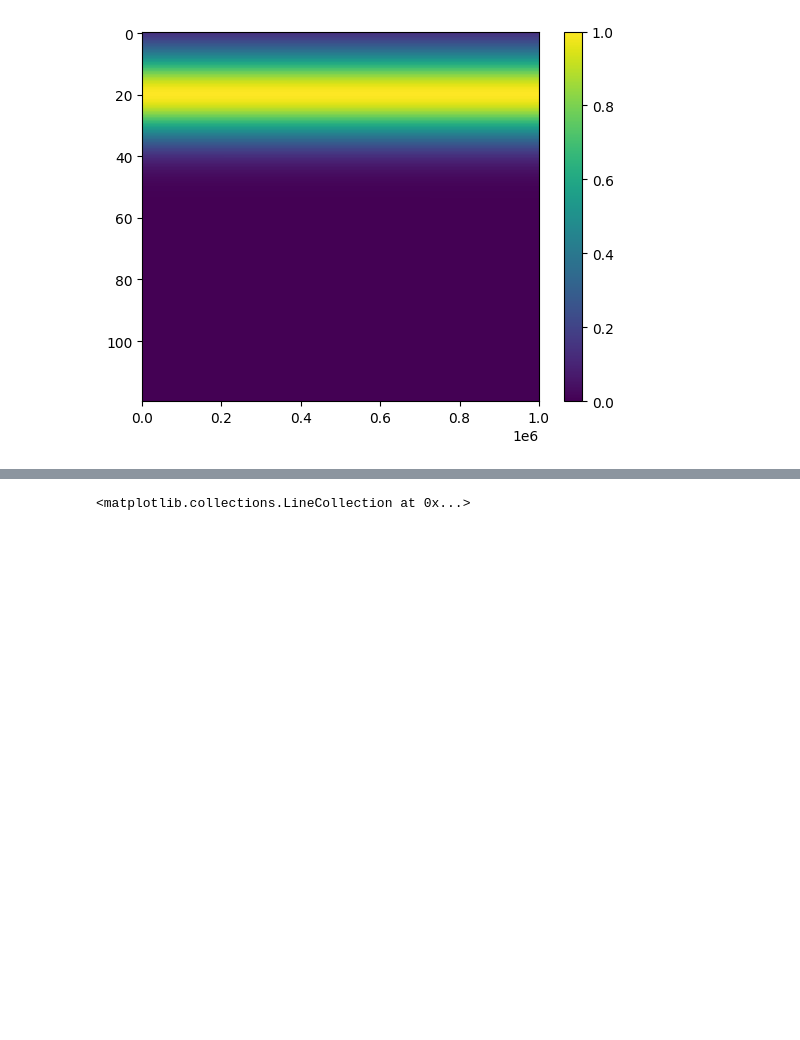
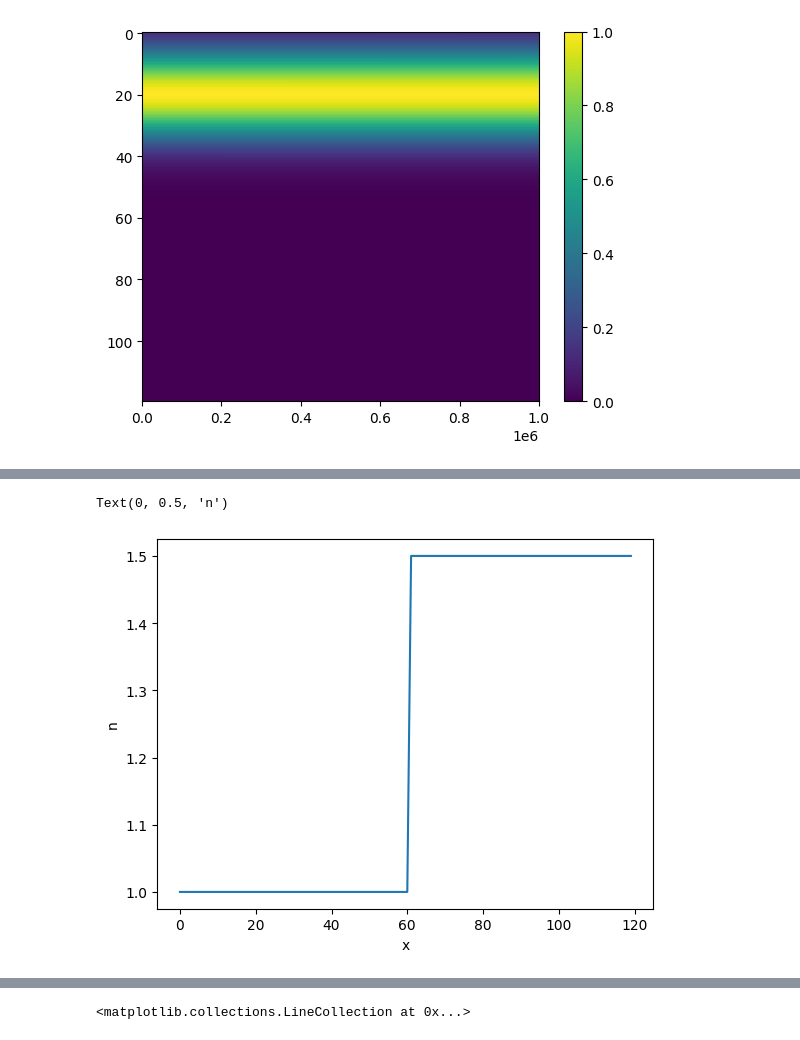
Before and after one commit to TurnerEntenmann/Research, a Jupyter notebook: test.ipynb, the cells around one changed output, grey strips where cells are left out. Saved outputs shown, nothing was run; the diff lists cells and outputs as text; code cells hidden in the pictures; blank space fills up the shorter version.

```diff
--- a/test.ipynb
+++ b/test.ipynb
@@ -433,0 +468,7 @@ wavenumber (um^(-1)): 0.0
+# %%
+plt.plot(n_glass_sharp0)
+plt.xlabel("x")
+plt.ylabel("n")
+# %% [output]
+Text(0, 0.5, 'n')
+[figure, added]
```
Also changed, not shown: parts of 13 cells of this notebook.
